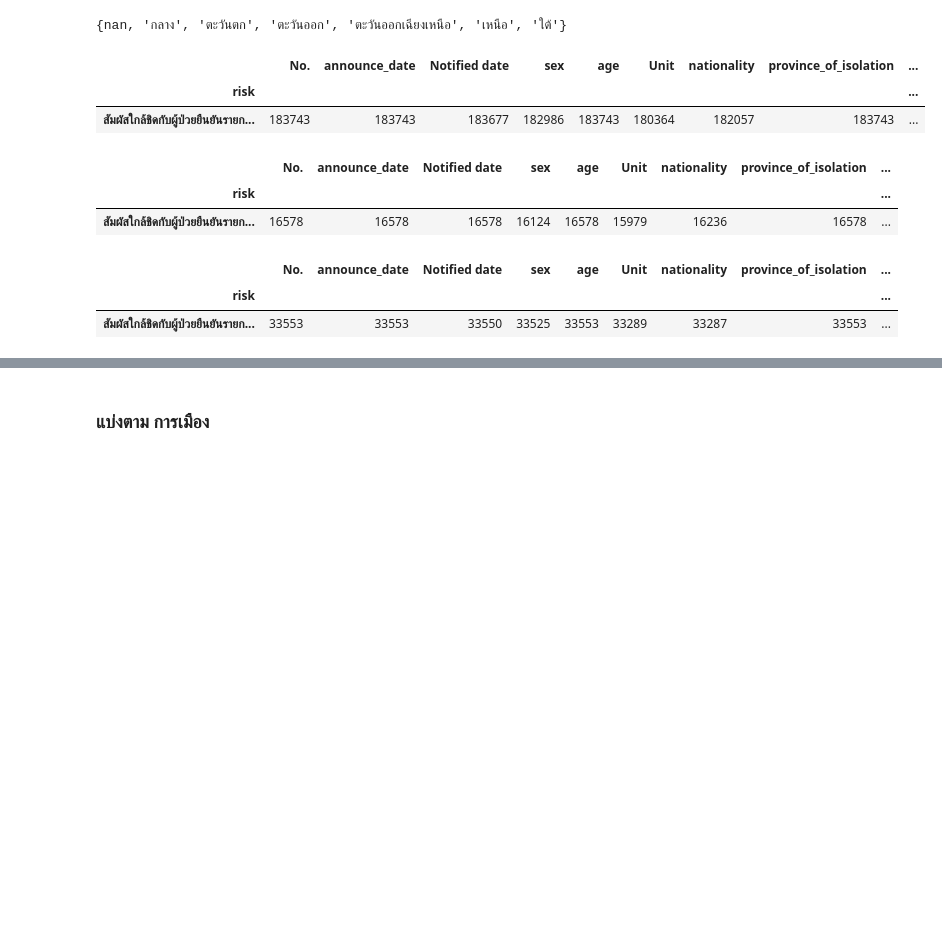
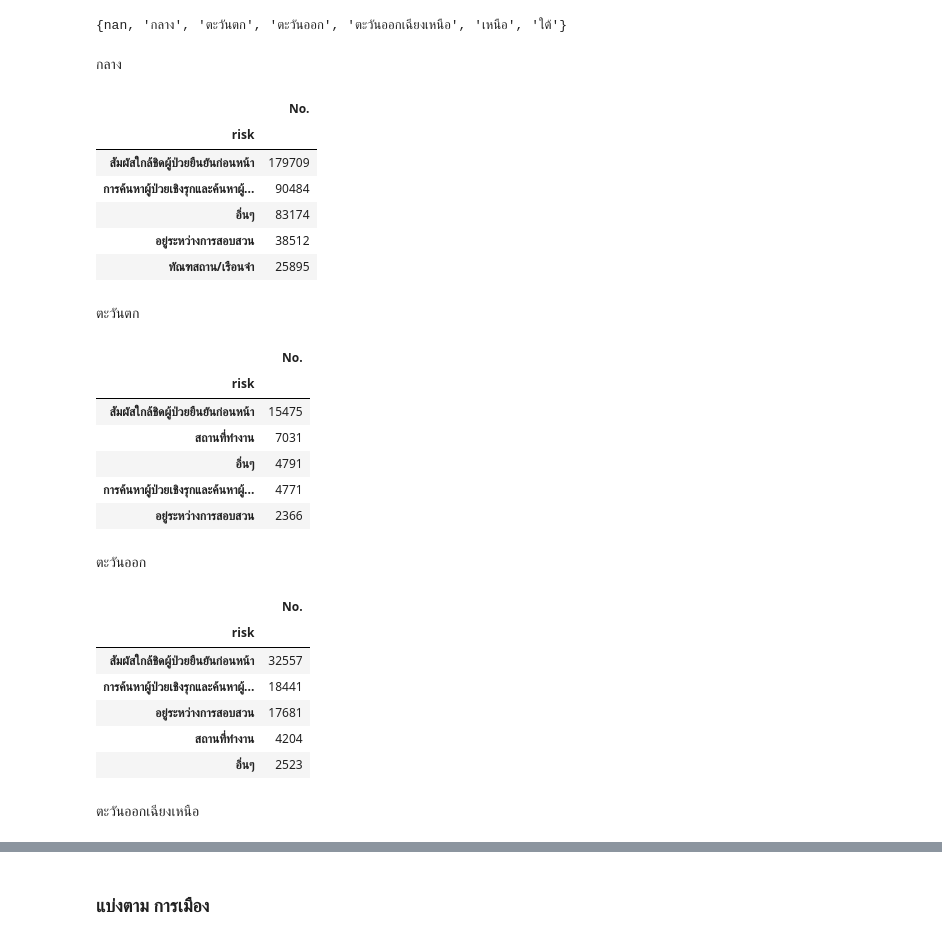
Before and after one commit to Khamsaen2489/data_viz_2022, a Jupyter notebook: BasicPython&DataViz_midterm2022.ipynb, the cells around one changed output, grey strips where cells are left out. Saved outputs shown, nothing was run; the diff lists cells and outputs as text; code cells hidden in the pictures; blank space fills up the shorter version.

```diff
--- a/BasicPython&DataViz_midterm2022.ipynb
+++ b/BasicPython&DataViz_midterm2022.ipynb
@@ -144,0 +179,3 @@ set(data_covid['risk'])
+# %%
+# แทนค่า nan ใน column 'risk' ด้วย 'ไม่ได้ระบุข้อมูล'
+data_covid[['risk']] = data_covid[['risk']].fillna('ไม่ได้ระบุข้อมูล')
@@ -184,3 +286,25 @@ set(data_covid['province_of_isolation'])
+# %%
+# เปลี่ยนข้อมูลให้อยู่ในรูปแบบเดียวกัน
+data_covid['province_of_onset'].replace({'\xa0กาญจนบุรี':'กาญจนบุรี','\xa0ชลบุรี':'ชลบุรี','\xa0ตราด':'ตราด','\xa0นครปฐม':'นครปฐม',
+                                         '\xa0สมุทรสงคราม':'สมุทรสงคราม','\xa0อุทัยธานี':'อุทัยธานี','กทม':'กรุงเทพมหานคร','กาฬสินธิ์':'กาฬสินธุ์',
+                                         'กาฬสินธ์':'กาฬสินธุ์','ขอนแก่่น':'ขอนแก่น','ชลบุรี\t':'ชลบุรี','ชุุมพร':'ชุมพร','ท้ายบ้าน':'สมุทรปราการ',
+                                         'นครปบม':'นครปฐม','ธารโต':'ยะลา','นครศร๊ะรรมราช':'นครศรีธรรมราช','นตรปฐม':'นครปฐม',
+                                         'นาราธิวาส':'นราธิวาส','นาวัง':'หนองบัวลำภู','บางกะปิ':'กรุงเทพมหานคร','บึงโขงหลง':'บึงกาฬ',
+                                         'บุรีรัมย์\xa0':'บุรีรัมย์','บุรีรัยม์':'บุรีรัมย์','บ้านหลวง':'น่าน','ปทุมธานี.':'ปทุมธานี','ปทุมธานีี':'ปทุมธานี',
+                                         'ปทุุมธานี':'ปทุมธานี','ปมุมธานี':'ปทุมธานี','ประจวบฯ':'ประจวบคีรีขันธ์','ปลวกแดง':'ระยอง','ปลายพระยา':'กระบี่',
+                                         'ปัว':'น่าน','ปุทมธานี':'ปทุมธานี','พิษณูโลก':'พิษณุโลก','ภูเพียง':'น่าน','มหาสาคาม':'มหาสารคาม',
+                                         'ยานนาวา':'กรุงเทพมหานคร','ร้องกวาง':'แพร่','ลอง':'แพร่','ลาดพร้าว':'กรุงเทพมหานคร','ลำลูกกา':'ปทุมธานี',
+                                         'วังชิ้น':'ลำปาง','ศรีษะเกษ':'ศรีสะเกษ','สงขลา\u200b':'สงขลา','สมถทรปราการ':'สมุทรปราการ','สมทรสาคร':'สมุทรสาคร',
+                                         'สมุครปราการ':'สมุทรปราการ','สมุทรปรากร':'สมุทรปราการ','สมุทรปรากรร':'สมุทรปราการ','สมุทราปราการ':'สมุทรปราการ','สมุทสงคราม':'สมุทรสงคราม',
+                                         'สมุทสาคร':'สมุทรสาคร','สมุุทรปราการ':'สมุทรปราการ','สมุุทรสาคร':'สมุทรสาคร','สอง':'แพร่','สองแคว':'น่าน',
+                                         'สะแก้ว':'สระแก้ว','สารภี':'เชียงใหม่','สุทรปราการ':'สมุทรปราการ','สุมทรสาคร':'สมุทรสาคร','สุราษฎร์์ธานี':'สุราษฎร์ธานี',
+                                         'สุราษฏร์ธานี':'สุราษฎร์ธานี','สุุราษฎร์ธานี':'สุราษฎร์ธานี','สูงเม่น':'แพร่','หนองบััวลำภู':'หนองบัวลำภู','หนองม่วงไข่':'แพร่',
+                                         'อยุทธยา':'พระนครศรีอยุธยา','อยุธยา':'พระนครศรีอยุธยา','อยุุธยา':'พระนครศรีอยุธยา','อุดรธานีี':'อุดรธานี','อุบลราขธานี':'อุบลราชธานี',
+                                         'อุุดรธาน':'อุดรธานี','อุุดรธานี':'อุดรธานี','อุุตรดิตถ์':'อุตรดิตถ์','อุุทัยธานี':'อุทัยธานี','เชีียงราย':'เชียงราย','เด่นชัย':'แพร่',
+                                         'เพชรบุูรณ์':'เพชรบูรณ์','เมือง':'แพร่','เมืองน่าน':'น่าน','เรือ':'เลย','เวียงสา':'น่าน','\xa0สมุทรสาคร':'สมุทรสาคร',
+                                         'สุมทรปราการ':'สมุทรปราการ','สุมุทรปราการ':'สมุทรปราการ','สุมุทรสาคร':'สมุทรสาคร','ชลบุุรี':'ชลบุรี','นคนปฐม':'นครปฐม',
+                                         'นคปฐม':'นครปฐม','ขัยนาท':'ชัยนาท','ชมพร':'ชุมพร','นครนาชสีมา':'นครราชสีมา','สุวรรณภูมิ':'ร้อยเอ็ด',
+                                         'สถานที่ทำงาน':'สงขลา','นอกเขต':'พิษณุโลก','แล้วป่วย':'อุบลราชธานี'}, inplace=True)
 # %%
-# แทนค่า missing ใน column 'province_of_isolation' ด้วย 'ไมระบุข้อมูล'
-data_covid[['province_of_isolation']] = data_covid[['province_of_isolation']].fillna('ไม่ระบุข้อมูล')
+# แทนค่า missing ใน column 'province_of_onset' ด้วย 'ไม่ระบุ'
+data_covid[['province_of_onset']] = data_covid[['province_of_onset']].fillna('ไม่ระบุ')
@@ -485,9 +623,9 @@ df_region_concat
 # %% [markdown]
 ## ต่อตาราง data confirmed_case กับ data region
 # %%
-covid_region = data_covid.merge(df_region_concat,how='left',left_on='province_of_isolation',right_on='จังหวัด')
+covid_region = data_covid.merge(df_region_concat,how='left',left_on='province_of_onset',right_on='จังหวัด')
 covid_region
-# ตารางด้านซ้าย.merge(ตารางด้านขวา,how=เอาตารางไหนเป็นตารางหลัก,left_on=indexตารางซ้ายคืออะไรหรือคีร์ที่ใช้เชื่อม,right_on=indexตารางขวา)
+# ตารางด้านซ้าย.merge(ตารางด้านขวา,how=เอาตารางไหนเป็นตารางหลัก,left_on=indexตารางซ้ายคืออะไร,right_on=indexตารางขวาคืออะไร)
 # %% [output]
 |  | No. | announce_date | Notified date | sex | age | Unit | nationality | province_of_isolation | ... |
 | 0 | 1 | 2020-01-12 | NaT | หญิง | 61.0 | ปี | China | กรุงเทพมหานคร | ... |
@@ -709,22 +913,42 @@ covid_region.head()
 set(covid_region['ภูมิศาสตร์'])
 # %% [output]
 {nan, 'กลาง', 'ตะวันตก', 'ตะวันออก', 'ตะวันออกเฉียงเหนือ', 'เหนือ', 'ใต้'}
+# %% [markdown]
+กลาง
 # %%
-covid_region[covid_region['ภูมิศาสตร์']=='กลาง'].groupby('risk').count().sort_values('No.',ascending=False).iloc[:1,:]
+covid_region[covid_region['ภูมิศาสตร์']=='กลาง'].groupby('risk').count().sort_values('No.',ascending=False).iloc[:5,:1]
 # %% [output]
-|  | No. | announce_date | Notified date | sex | age | Unit | nationality | province_of_isolation | ... |
-| risk |  |  |  |  |  |  |  |  | ... |
-| สัมผัสใกล้ชิดกับผู้ป่วยยืนยันรายก... | 183743 | 183743 | 183677 | 182986 | 183743 | 180364 | 182057 | 183743 | ... |
+|  | No. |
+| risk |  |
+| สัมผัสใกล้ชิดผู้ป่วยยืนยันก่อนหน้า | 179709 |
+| การค้นหาผู้ป่วยเชิงรุกและค้นหาผู้... | 90484 |
+| อิ่นๆ | 83174 |
+| อยู่ระหว่างการสอบสวน | 38512 |
+| ทัณฑสถาน/เรือนจำ | 25895 |
+# %% [markdown]
+ตะวันตก
 # %%
-covid_region[covid_region['ภูมิศาสตร์']=='ตะวันตก'].groupby('risk').count().sort_values('No.',ascending=False).iloc[:1,:]
+covid_region[covid_region['ภูมิศาสตร์']=='ตะวันตก'].groupby('risk').count().sort_values('No.',ascending=False).iloc[:5,:1]
 # %% [output]
-|  | No. | announce_date | Notified date | sex | age | Unit | nationality | province_of_isolation | ... |
-| risk |  |  |  |  |  |  |  |  | ... |
-| สัมผัสใกล้ชิดกับผู้ป่วยยืนยันรายก... | 16578 | 16578 | 16578 | 16124 | 16578 | 15979 | 16236 | 16578 | ... |
+|  | No. |
+| risk |  |
+| สัมผัสใกล้ชิดผู้ป่วยยืนยันก่อนหน้า | 15475 |
+| สถานที่ทำงาน | 7031 |
+| อิ่นๆ | 4791 |
+| การค้นหาผู้ป่วยเชิงรุกและค้นหาผู้... | 4771 |
+| อยู่ระหว่างการสอบสวน | 2366 |
+# %% [markdown]
+ตะวันออก
 # %%
-covid_region[covid_region['ภูมิศาสตร์']=='ตะวันออก'].groupby('risk').count().sort_values('No.',ascending=False).iloc[:1,:]
+covid_region[covid_region['ภูมิศาสตร์']=='ตะวันออก'].groupby('risk').count().sort_values('No.',ascending=False).iloc[:5,:1]
 # %% [output]
-|  | No. | announce_date | Notified date | sex | age | Unit | nationality | province_of_isolation | ... |
-| risk |  |  |  |  |  |  |  |  | ... |
-| สัมผัสใกล้ชิดกับผู้ป่วยยืนยันรายก... | 33553 | 33553 | 33550 | 33525 | 33553 | 33289 | 33287 | 33553 | ... |
+|  | No. |
+| risk |  |
+| สัมผัสใกล้ชิดผู้ป่วยยืนยันก่อนหน้า | 32557 |
+| การค้นหาผู้ป่วยเชิงรุกและค้นหาผู้... | 18441 |
+| อยู่ระหว่างการสอบสวน | 17681 |
+| สถานที่ทำงาน | 4204 |
+| อิ่นๆ | 2523 |
+# %% [markdown]
+ตะวันออกเฉียงเหนือ
 # %%
```
Also changed, not shown: parts of 105 cells of this notebook.
